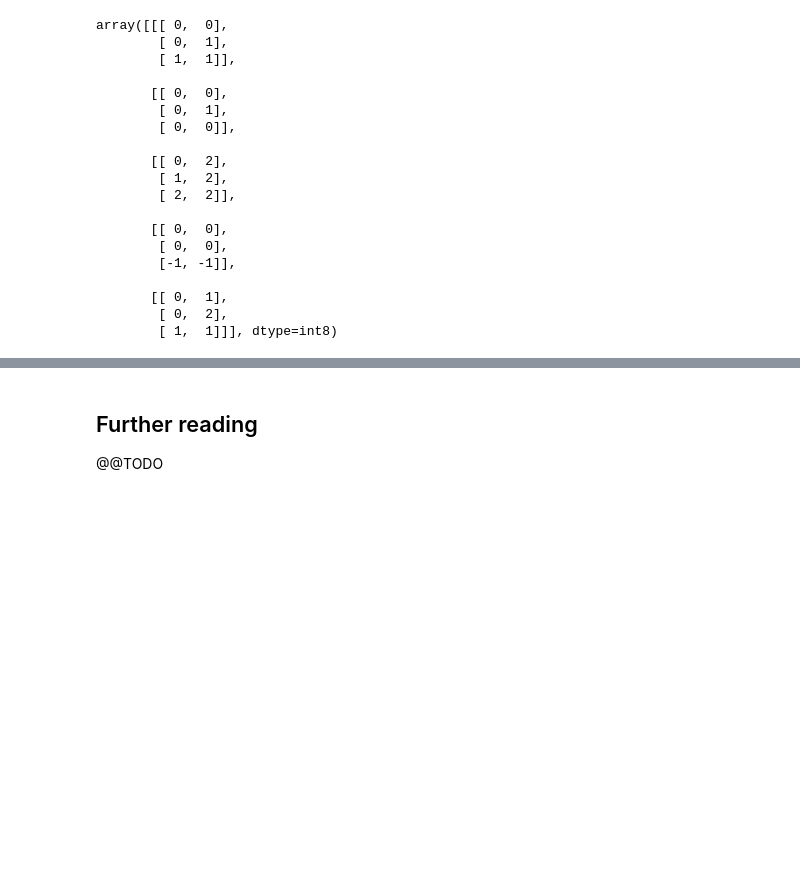
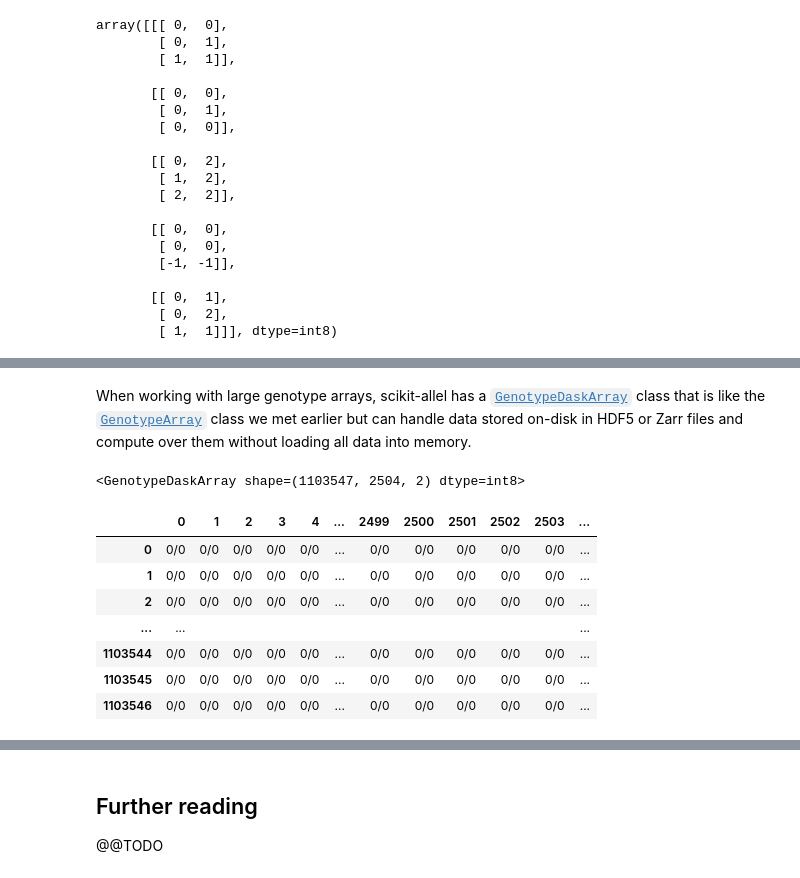
Before and after one commit to alimanfoo/alimanfoo.github.io, a Jupyter notebook: _posts/2017-06-14-read-vcf.ipynb, the cells around one changed output, grey strips where cells are left out. Cells and saved outputs as stored; diff of their text form; code cells hidden in the pictures; blank space fills up the shorter version.

```diff
--- a/_posts/2017-06-14-read-vcf.ipynb
+++ b/_posts/2017-06-14-read-vcf.ipynb
@@ -664,0 +888,15 @@ array([[[ 0,  0],
+# %% [markdown]
+When working with large genotype arrays, scikit-allel has a [`GenotypeDaskArray`](@@TODO) class that is like the [`GenotypeArray`](@@TODO) class we met earlier but can handle data stored on-disk in HDF5 or Zarr files and compute over them without loading all data into memory.
+# %%
+gt = allel.GenotypeDaskArray(callset_h1k['calldata/GT'])
+gt
+# %% [output]
+<GenotypeDaskArray shape=(1103547, 2504, 2) dtype=int8>
+|  | 0 | 1 | 2 | 3 | 4 | ... | 2499 | 2500 | 2501 | 2502 | 2503 | ... |
+| 0 | 0/0 | 0/0 | 0/0 | 0/0 | 0/0 | ... | 0/0 | 0/0 | 0/0 | 0/0 | 0/0 | ... |
+| 1 | 0/0 | 0/0 | 0/0 | 0/0 | 0/0 | ... | 0/0 | 0/0 | 0/0 | 0/0 | 0/0 | ... |
+| 2 | 0/0 | 0/0 | 0/0 | 0/0 | 0/0 | ... | 0/0 | 0/0 | 0/0 | 0/0 | 0/0 | ... |
+| ... | ... |  |  |  |  |  |  |  |  |  |  | ... |
+| 1103544 | 0/0 | 0/0 | 0/0 | 0/0 | 0/0 | ... | 0/0 | 0/0 | 0/0 | 0/0 | 0/0 | ... |
+| 1103545 | 0/0 | 0/0 | 0/0 | 0/0 | 0/0 | ... | 0/0 | 0/0 | 0/0 | 0/0 | 0/0 | ... |
+| 1103546 | 0/0 | 0/0 | 0/0 | 0/0 | 0/0 | ... | 0/0 | 0/0 | 0/0 | 0/0 | 0/0 | ... |
```
Also changed, not shown: parts of 56 cells of this notebook, 15 other files.
